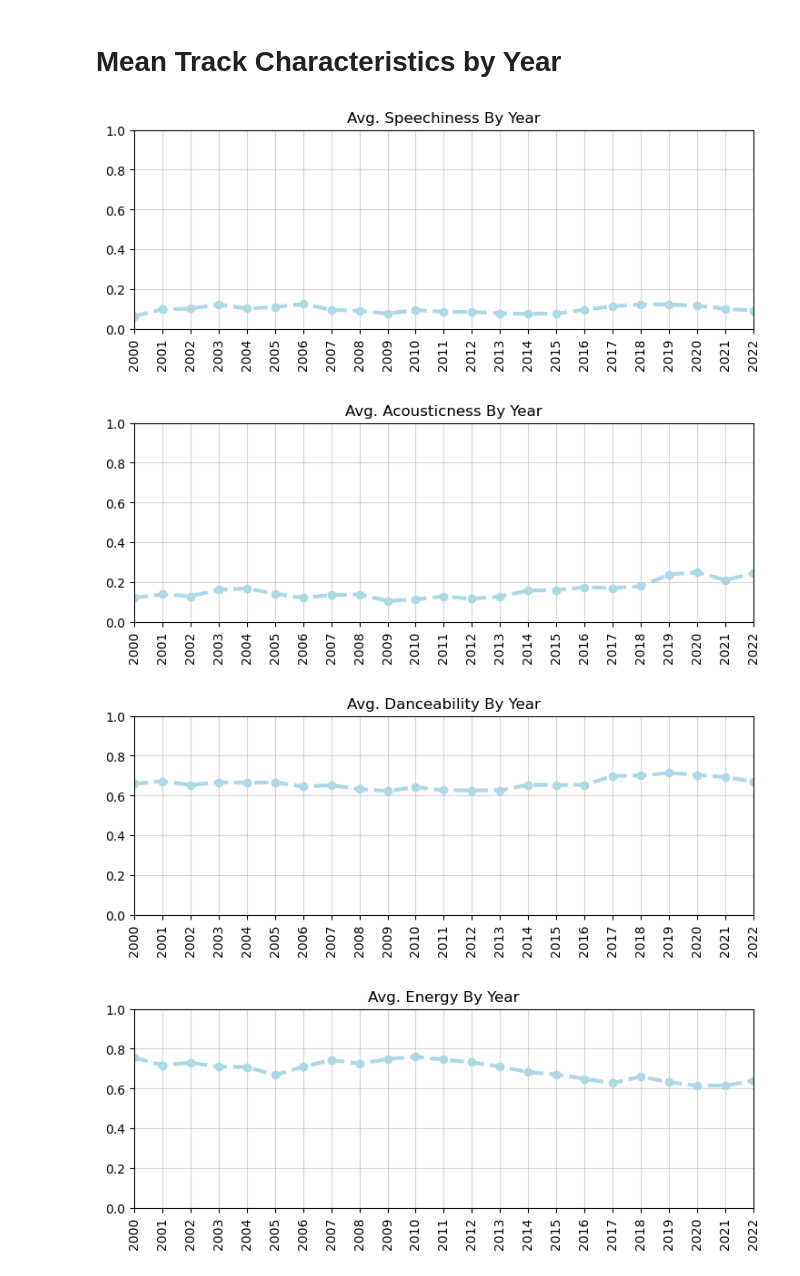
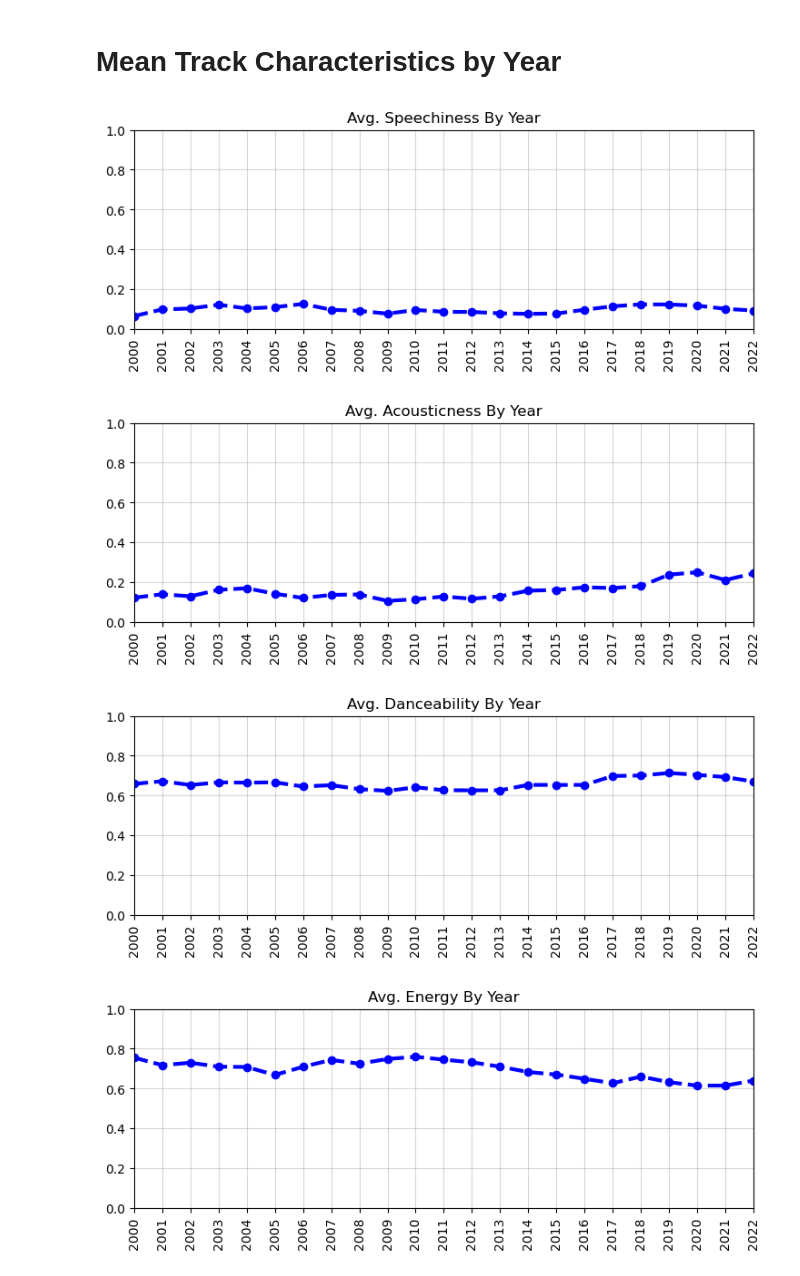
Before and after one commit to BJohanski/Spotify-Track-Analysis-2023, a Jupyter notebook: Spotify-Data-Analysis.ipynb, the cells around one changed output. Cells and saved outputs as stored; diff of their text form; code cells hidden in the pictures.

```diff
--- a/Spotify-Data-Analysis.ipynb
+++ b/Spotify-Data-Analysis.ipynb
@@ -92,12 +92,5 @@ spotify_data.describe()
 # %%
 #Checking to see if any duplicates are found after initial review. Using a formula to quickly run through each column
-# Overall check
-dupe_manual = 0
-dupe_df = spotify_data.duplicated()
-for i in range(len(dupe_df)):
-    if dupe_df[i] == True:
-        dupe_manual += 1
-print(dupe_manual)
 
 #Column check
 for i in range(len(spotify_columns)):
@@ -314,39 +309,41 @@ plt.clf()
 # %% [markdown]
 # Mean Track Characteristics by Year
 # %%
-#Separating tracks which only were in the IQR of our sample for general review
+# Below I am going to separate and analyze track characteristics through time.
 
 numerical_cats = spotify_data.select_dtypes(include=['int64','float64'])
 
 track_characteristics = ['speechiness','acousticness','danceability','energy',\
                    'instrumentalness','liveness','valence']
 
 years = numerical_cats.year.unique()
 
+# Looping through the list of variables for plotting
 for i in range(len(track_variables)):
 
     # Identifying Q1 and Q3
     q1 = np.quantile(numerical_cats[track_characteristics[i]], 0.25) * 1.5
     q3 = np.quantile(numerical_cats[track_characteristics[i]], 0.75) * 1.5
 
     # Constraining dataset for each variable within IQR
     iqr_current_var = numerical_cats
     [((numerical_cats[track_characteristics[i]] >= q1) | (numerical_cats[track_characteristics[i]] <= q3))]
 
-    # Identifying mean values by year
+    # Separating mean values by year
     mean_by_year = iqr_current_var.groupby('year')[track_characteristics[i]].mean()
 
+    # Plotting and formating
     plt.figure(figsize=(7.5,3))
-    plt.plot(mean_by_year, color='lightblue', marker='o', linewidth=3, linestyle='--')
+    plt.plot(mean_by_year, color='blue', marker='o', linewidth=3, linestyle='--')
     plt.ylim(0, 1)
     plt.grid(True, alpha=0.5)
     plt.xticks(years, rotation=90)
     plt.xlim(2000, 2022)
     plt.tight_layout()
     plt.title('Avg. {} By Year'.format(track_variables[i]).title())
     plt.show()
 # %% [output]
-[figure, old version]
+[figure, new version]
-[figure, old version]
+[figure, new version]
-[figure, old version]
+[figure, new version]
-[figure, old version]
+[figure, new version]
```
Also changed, not shown: parts of 28 cells of this notebook, 1 other file.
